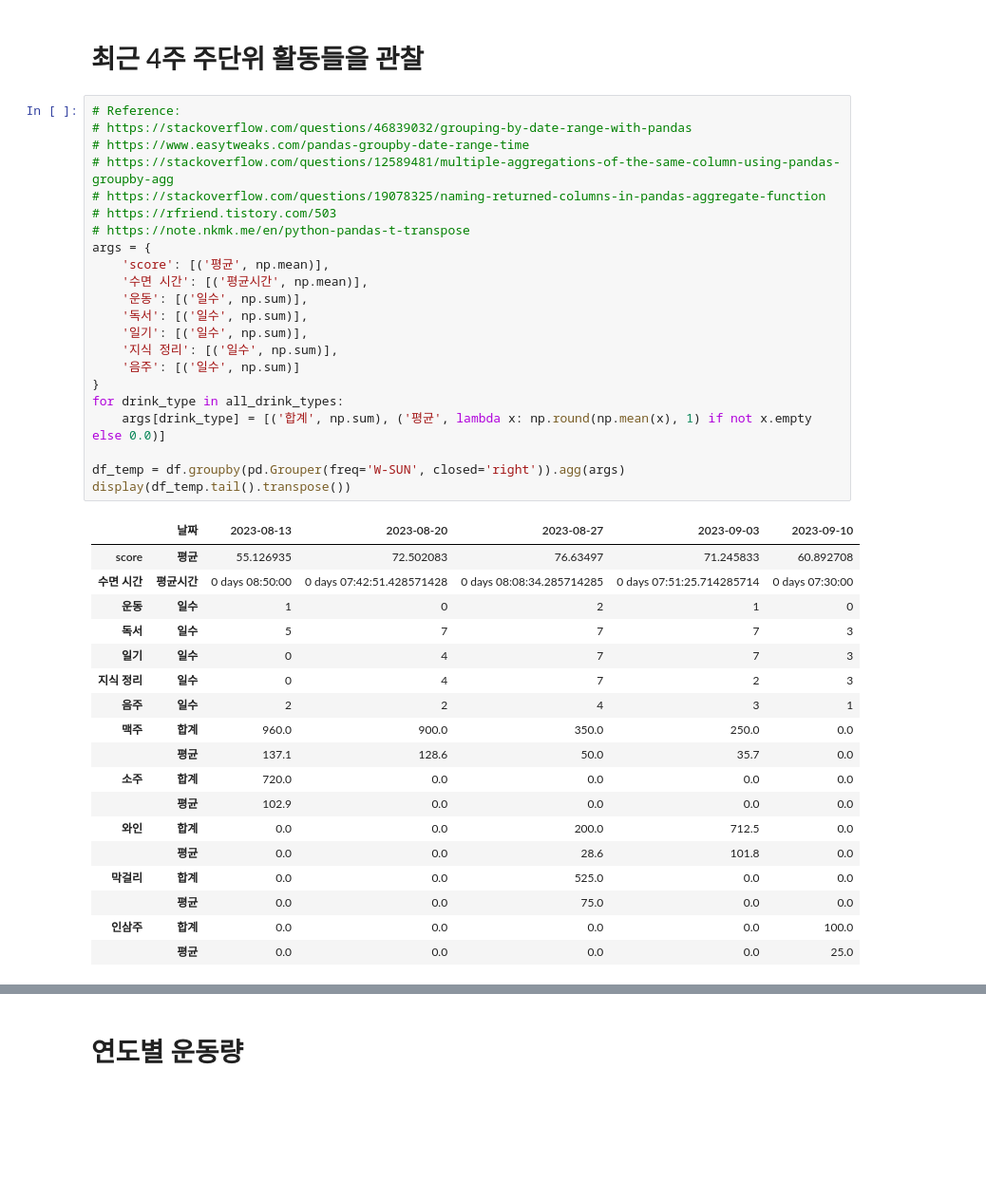
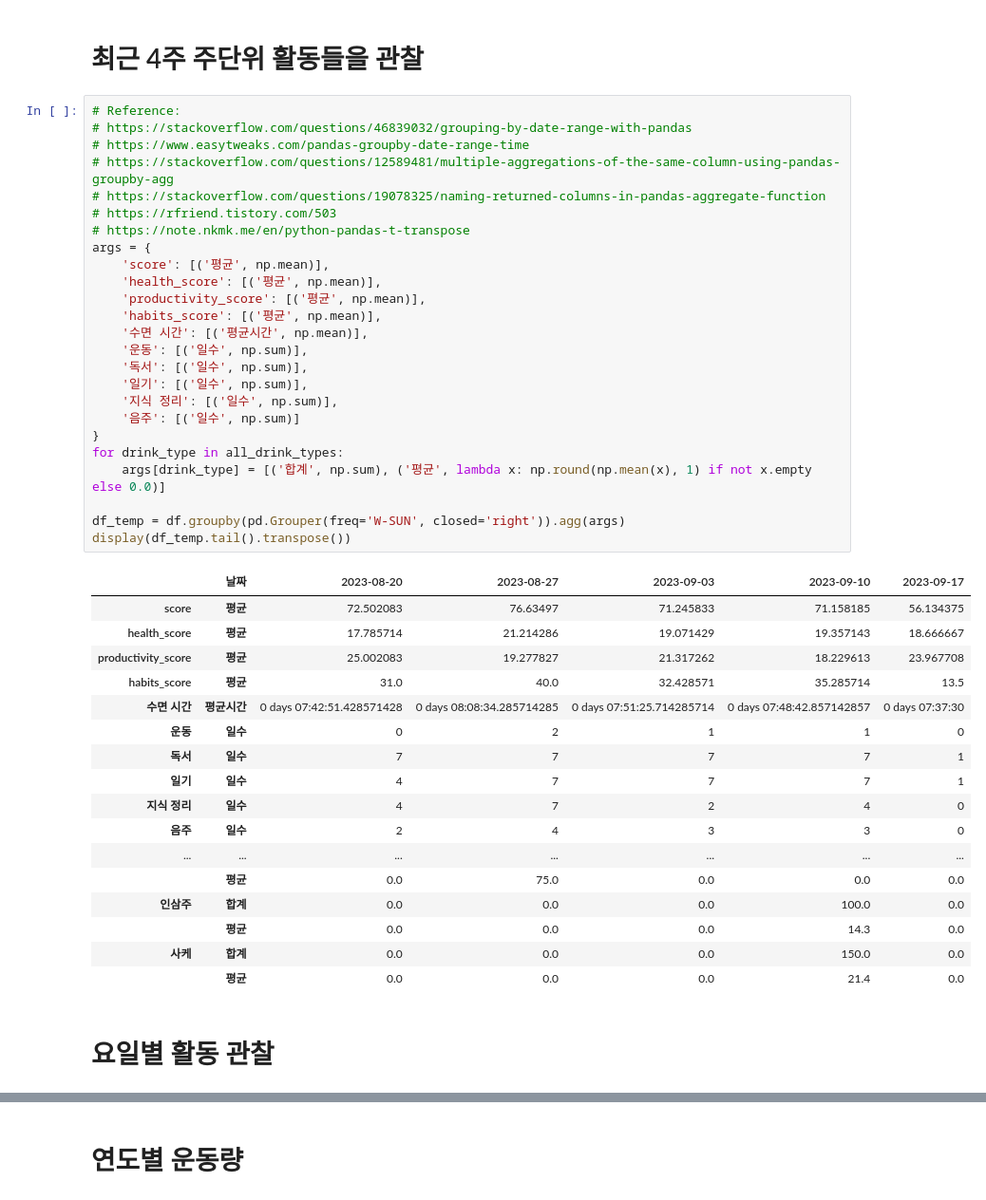
Before and after one commit to hongsunmin/python-observe-behaviors-and-habits, a Jupyter notebook: Life-Log 분석.ipynb, the cells around one changed output, grey strips where cells are left out. Shown: that part at 95% size. Cells and saved outputs as stored; diff of their text form; blank space fills up the shorter version.

```diff
--- a/Life-Log 분석.ipynb
+++ b/Life-Log 분석.ipynb
@@ -364,41 +366,45 @@ print_consecutive_days('게임', df, '게임')
 # %%
 # Reference:
 # https://stackoverflow.com/questions/46839032/grouping-by-date-range-with-pandas
 # https://www.easytweaks.com/pandas-groupby-date-range-time
 # https://stackoverflow.com/questions/12589481/multiple-aggregations-of-the-same-column-using-pandas-groupby-agg
 # https://stackoverflow.com/questions/19078325/naming-returned-columns-in-pandas-aggregate-function
 # https://rfriend.tistory.com/503
 # https://note.nkmk.me/en/python-pandas-t-transpose
 args = {
     'score': [('평균', np.mean)],
+    'health_score': [('평균', np.mean)],
+    'productivity_score': [('평균', np.mean)],
+    'habits_score': [('평균', np.mean)],
     '수면 시간': [('평균시간', np.mean)],
     '운동': [('일수', np.sum)],
     '독서': [('일수', np.sum)],
     '일기': [('일수', np.sum)],
     '지식 정리': [('일수', np.sum)],
     '음주': [('일수', np.sum)]
 }
 for drink_type in all_drink_types:
     args[drink_type] = [('합계', np.sum), ('평균', lambda x: np.round(np.mean(x), 1) if not x.empty else 0.0)]
 
 df_temp = df.groupby(pd.Grouper(freq='W-SUN', closed='right')).agg(args)
 display(df_temp.tail().transpose())
 # %% [output]
-|  | 날짜 | 2023-08-13 | 2023-08-20 | 2023-08-27 | 2023-09-03 | 2023-09-10 |
-| score | 평균 | 55.126935 | 72.502083 | 76.63497 | 71.245833 | 60.892708 |
-| 수면 시간 | 평균시간 | 0 days 08:50:00 | 0 days 07:42:51.428571428 | 0 days 08:08:34.285714285 | 0 days 07:51:25.714285714 | 0 days 07:30:00 |
-| 운동 | 일수 | 1 | 0 | 2 | 1 | 0 |
-| 독서 | 일수 | 5 | 7 | 7 | 7 | 3 |
-| 일기 | 일수 | 0 | 4 | 7 | 7 | 3 |
-| 지식 정리 | 일수 | 0 | 4 | 7 | 2 | 3 |
-| 음주 | 일수 | 2 | 2 | 4 | 3 | 1 |
-| 맥주 | 합계 | 960.0 | 900.0 | 350.0 | 250.0 | 0.0 |
-|  | 평균 | 137.1 | 128.6 | 50.0 | 35.7 | 0.0 |
-| 소주 | 합계 | 720.0 | 0.0 | 0.0 | 0.0 | 0.0 |
-|  | 평균 | 102.9 | 0.0 | 0.0 | 0.0 | 0.0 |
-| 와인 | 합계 | 0.0 | 0.0 | 200.0 | 712.5 | 0.0 |
-|  | 평균 | 0.0 | 0.0 | 28.6 | 101.8 | 0.0 |
-| 막걸리 | 합계 | 0.0 | 0.0 | 525.0 | 0.0 | 0.0 |
-|  | 평균 | 0.0 | 0.0 | 75.0 | 0.0 | 0.0 |
-| 인삼주 | 합계 | 0.0 | 0.0 | 0.0 | 0.0 | 100.0 |
-|  | 평균 | 0.0 | 0.0 | 0.0 | 0.0 | 25.0 |
+|  | 날짜 | 2023-08-20 | 2023-08-27 | 2023-09-03 | 2023-09-10 | 2023-09-17 |
+| score | 평균 | 72.502083 | 76.63497 | 71.245833 | 71.158185 | 56.134375 |
+| health_score | 평균 | 17.785714 | 21.214286 | 19.071429 | 19.357143 | 18.666667 |
+| productivity_score | 평균 | 25.002083 | 19.277827 | 21.317262 | 18.229613 | 23.967708 |
+| habits_score | 평균 | 31.0 | 40.0 | 32.428571 | 35.285714 | 13.5 |
+| 수면 시간 | 평균시간 | 0 days 07:42:51.428571428 | 0 days 08:08:34.285714285 | 0 days 07:51:25.714285714 | 0 days 07:48:42.857142857 | 0 days 07:37:30 |
+| 운동 | 일수 | 0 | 2 | 1 | 1 | 0 |
+| 독서 | 일수 | 7 | 7 | 7 | 7 | 1 |
+| 일기 | 일수 | 4 | 7 | 7 | 7 | 1 |
+| 지식 정리 | 일수 | 4 | 7 | 2 | 4 | 0 |
+| 음주 | 일수 | 2 | 4 | 3 | 3 | 0 |
+| ... | ... | ... | ... | ... | ... | ... |
+|  | 평균 | 0.0 | 75.0 | 0.0 | 0.0 | 0.0 |
+| 인삼주 | 합계 | 0.0 | 0.0 | 0.0 | 100.0 | 0.0 |
+|  | 평균 | 0.0 | 0.0 | 0.0 | 14.3 | 0.0 |
+| 사케 | 합계 | 0.0 | 0.0 | 0.0 | 150.0 | 0.0 |
+|  | 평균 | 0.0 | 0.0 | 0.0 | 21.4 | 0.0 |
+# %% [markdown]
+# 요일별 활동 관찰
```
Also changed, not shown: parts of 11 cells of this notebook.
